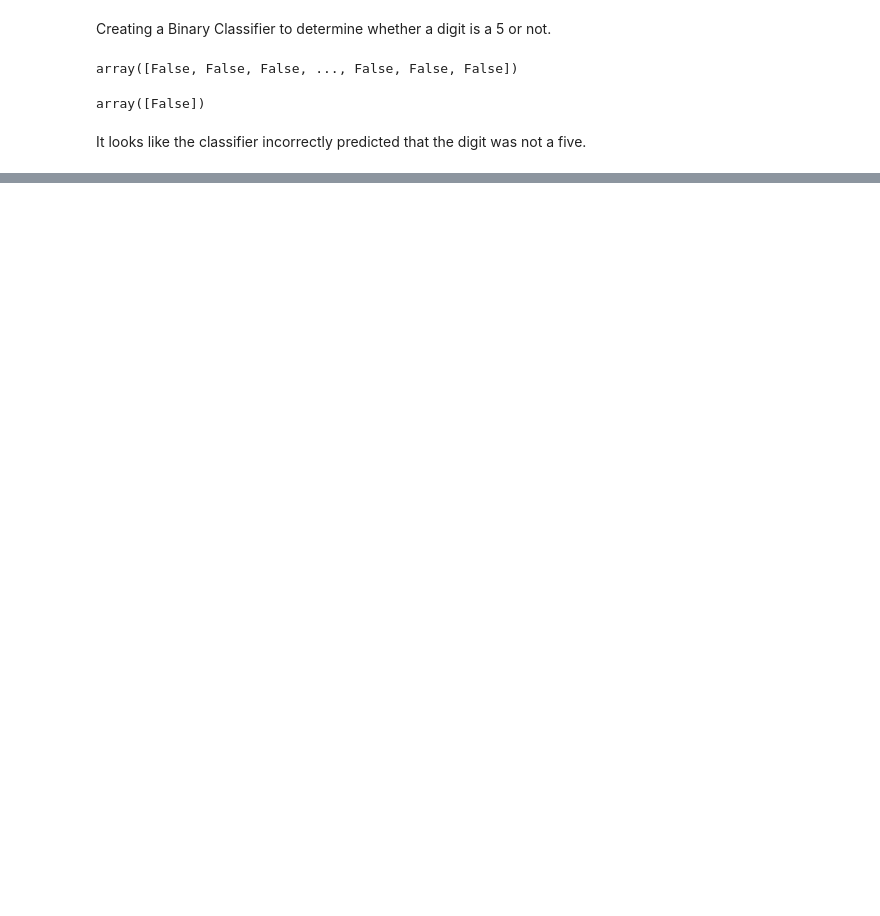
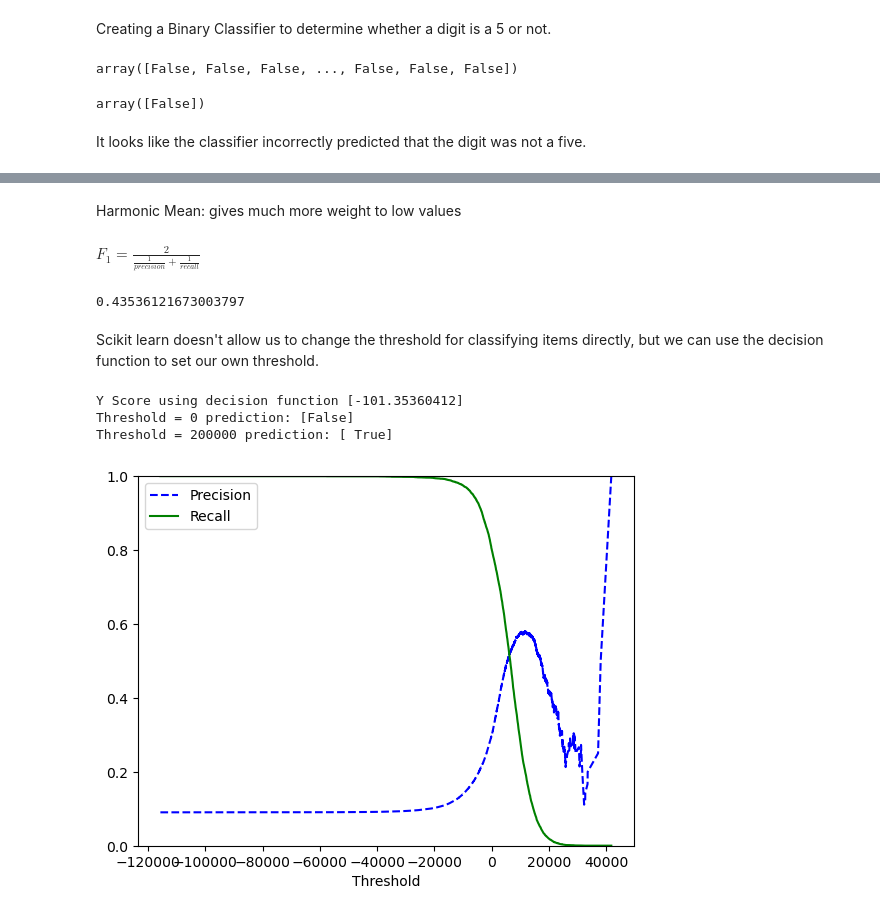
Before and after one commit to katzjason/hands-on-ml, a Jupyter notebook: Classification.ipynb, the cells around one changed output, grey strips where cells are left out. Cells and saved outputs as stored; diff of their text form; code cells hidden in the pictures; blank space fills up the shorter version.

```diff
--- a/Classification.ipynb
+++ b/Classification.ipynb
@@ -112,0 +177,44 @@ It looks like the classifier incorrectly predicted that the digit was not a five
+# %% [markdown]
+Harmonic Mean: gives much more weight to low values
+# %% [markdown]
+$ F_{1} = \frac{2}{ \frac{1}{precision} + \frac{1}{recall} }$
+# %%
+from sklearn.metrics import f1_score
+
+f1_score(y_train_5, y_train_pred)
+# %% [output]
+0.43536121673003797
+# %% [markdown]
+Scikit learn doesn't allow us to change the threshold for classifying items directly, but we can use the decision function to set our own threshold.
+# %%
+y_scores = sgd_clf.decision_function([some_digit])
+
+print("Y Score using decision function", y_scores)
+threshold = 0 # this is the default threshold
+y_some_digit_pred = (y_scores > threshold)
+print("Threshold = 0 prediction:", y_some_digit_pred)
+
+threshold = -1000
+y_some_digit_pred = (y_scores > threshold)
+print("Threshold = 200000 prediction:", y_some_digit_pred)
+# %% [output]
+Y Score using decision function [-101.35360412]
+Threshold = 0 prediction: [False]
+Threshold = 200000 prediction: [ True]
+# %%
+from sklearn.metrics import precision_recall_curve
+
+precisions, recalls, thresholds = precision_recall_curve(y_train_5, y_scores)
+y_scores = cross_val_predict(sgd_clf, X_train, y_train_5, cv=3, method="decision_function")
+
+def plot_precision_recall_vs_thresholds(precisions, recalls, thresholds):
+    plt.plot(thresholds, precisions[:-1], "b--", label="Precision")
+    plt.plot(thresholds, recalls[:-1], "g-", label="Recall")
+    plt.xlabel("Threshold")
+    plt.legend(loc="upper left")
+    plt.ylim([0,1])
+
+plot_precision_recall_vs_thresholds(precisions, recalls, thresholds)
+plt.show()
+# %% [output]
+[figure, added]
```
Also changed, not shown: parts of 10 cells of this notebook.
